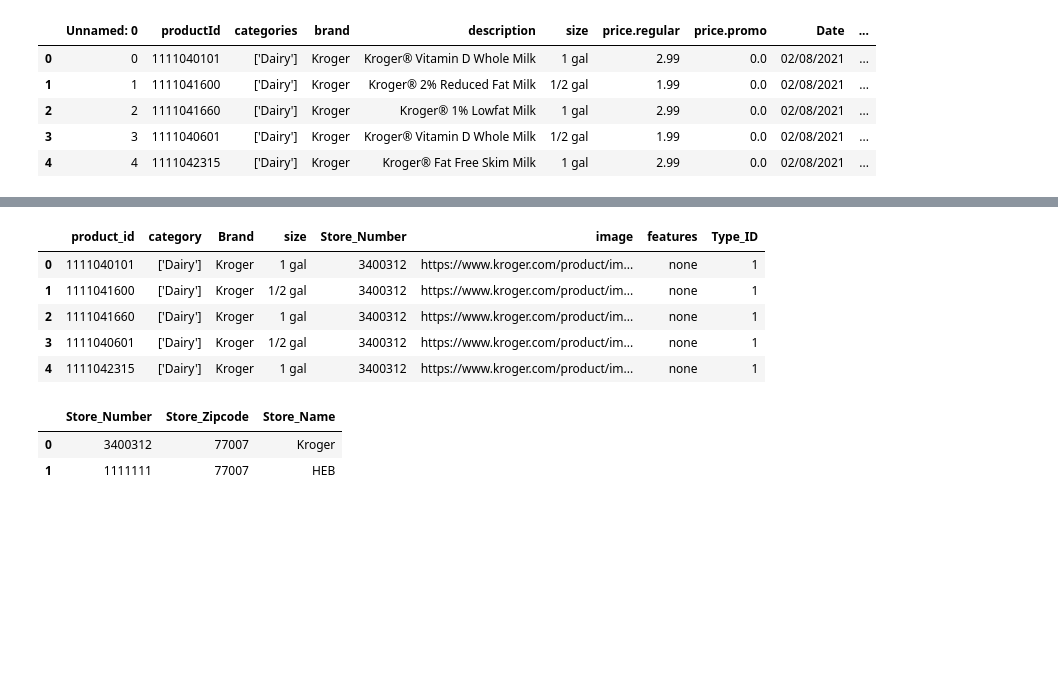
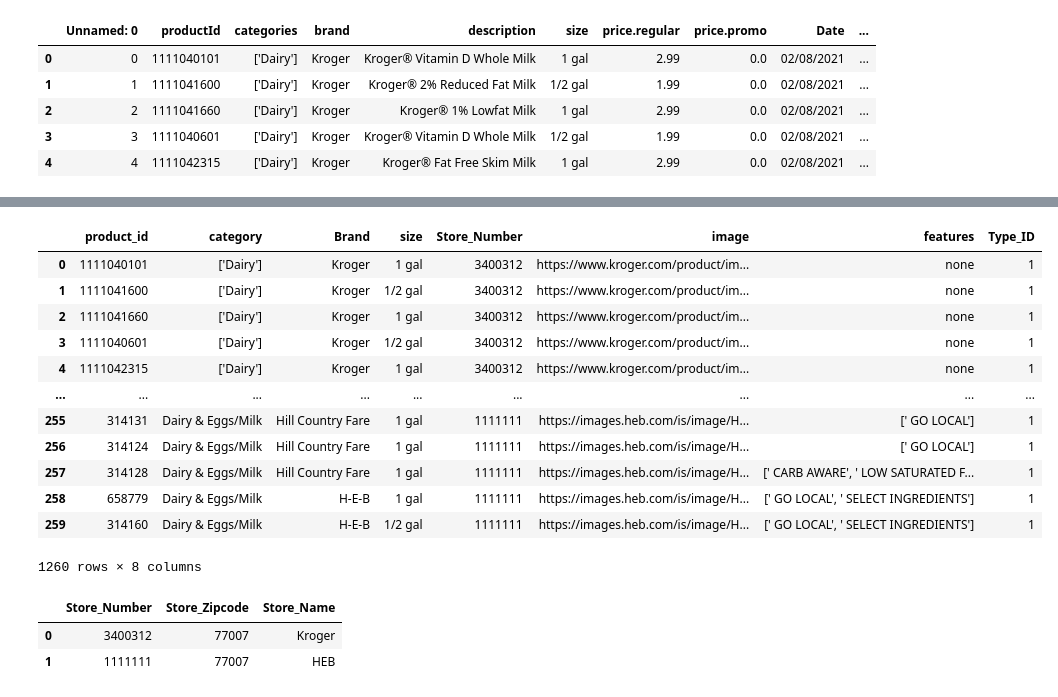
Before and after one commit to ykrasnikov/ETL-project, a Jupyter notebook: database/data_etl.ipynb, the cells around one changed output, grey strips where cells are left out. Saved outputs shown, nothing was run; the diff lists cells and outputs as text; code cells hidden in the pictures; blank space fills up the shorter version.

```diff
--- a/database/data_etl.ipynb
+++ b/database/data_etl.ipynb
@@ -16,3 +16,14 @@ kroger_data_df.head()
 | 2 | 2 | 1111041660 | ['Dairy'] | Kroger | Kroger® 1% Lowfat Milk | 1 gal | 2.99 | 0.0 | 02/08/2021 | ... |
 | 3 | 3 | 1111040601 | ['Dairy'] | Kroger | Kroger® Vitamin D Whole Milk | 1/2 gal | 1.99 | 0.0 | 02/08/2021 | ... |
 | 4 | 4 | 1111042315 | ['Dairy'] | Kroger | Kroger® Fat Free Skim Milk | 1 gal | 2.99 | 0.0 | 02/08/2021 | ... |
+# %%
+path = "../data/heb_clean.csv"
+heb_data_df = pd.read_csv(path)
+heb_milk = heb_data_df.drop(columns=['coupon', 'name' , 'price', 'uomSalePrice', 'type', 'simple_type'])
+heb_milk = heb_milk.rename(columns= {'id':'product_id' , 'brand' : 'Brand'})
+heb_milk['Store_Number'] = 1111111
+heb_milk['Type_ID'] = 1
+today = pd.datetime.now().date()
+heb_data_df['Date'] = today
+heb_data_df.head()
+heb_milk.head()
@@ -19,18 +37,26 @@ kroger_data_df.head()
 # %%
 milk_df = kroger_data_df
 milk_df = milk_df.drop(columns=['Unnamed: 0', 'description' , 'price.regular', 'price.promo', 'Date'])
 features = 'none'
 milk_df['features'] = features
 milk_df = milk_df.rename(columns={"productId": "product_id", "brand": "Brand" , "categories" : "category" , 'Store_Id' : 'Store_Number'})
 milk_df['Type_ID'] = 1
-milk_df.head()
+complete_milk = pd.concat([milk_df, heb_milk])
+complete_milk
 # %% [output]
 |  | product_id | category | Brand | size | Store_Number | image | features | Type_ID |
 | 0 | 1111040101 | ['Dairy'] | Kroger | 1 gal | 3400312 | https://www.kroger.com/product/im... | none | 1 |
 | 1 | 1111041600 | ['Dairy'] | Kroger | 1/2 gal | 3400312 | https://www.kroger.com/product/im... | none | 1 |
 | 2 | 1111041660 | ['Dairy'] | Kroger | 1 gal | 3400312 | https://www.kroger.com/product/im... | none | 1 |
 | 3 | 1111040601 | ['Dairy'] | Kroger | 1/2 gal | 3400312 | https://www.kroger.com/product/im... | none | 1 |
 | 4 | 1111042315 | ['Dairy'] | Kroger | 1 gal | 3400312 | https://www.kroger.com/product/im... | none | 1 |
+| ... | ... | ... | ... | ... | ... | ... | ... | ... |
+| 255 | 314131 | Dairy & Eggs/Milk | Hill Country Fare | 1 gal | 1111111 | https://images.heb.com/is/image/H... | [' GO LOCAL'] | 1 |
+| 256 | 314124 | Dairy & Eggs/Milk | Hill Country Fare | 1 gal | 1111111 | https://images.heb.com/is/image/H... | [' GO LOCAL'] | 1 |
+| 257 | 314128 | Dairy & Eggs/Milk | Hill Country Fare | 1 gal | 1111111 | https://images.heb.com/is/image/H... | [' CARB AWARE', ' LOW SATURATED F... | 1 |
+| 258 | 658779 | Dairy & Eggs/Milk | H-E-B | 1 gal | 1111111 | https://images.heb.com/is/image/H... | [' GO LOCAL', ' SELECT INGREDIENTS'] | 1 |
+| 259 | 314160 | Dairy & Eggs/Milk | H-E-B | 1/2 gal | 1111111 | https://images.heb.com/is/image/H... | [' GO LOCAL', ' SELECT INGREDIENTS'] | 1 |
+1260 rows × 8 columns
 # %%
 store_df = pd.DataFrame()
 store_id = 3400312 , 1111111
```
Also changed, not shown: parts of 12 cells of this notebook, 4 other files.
